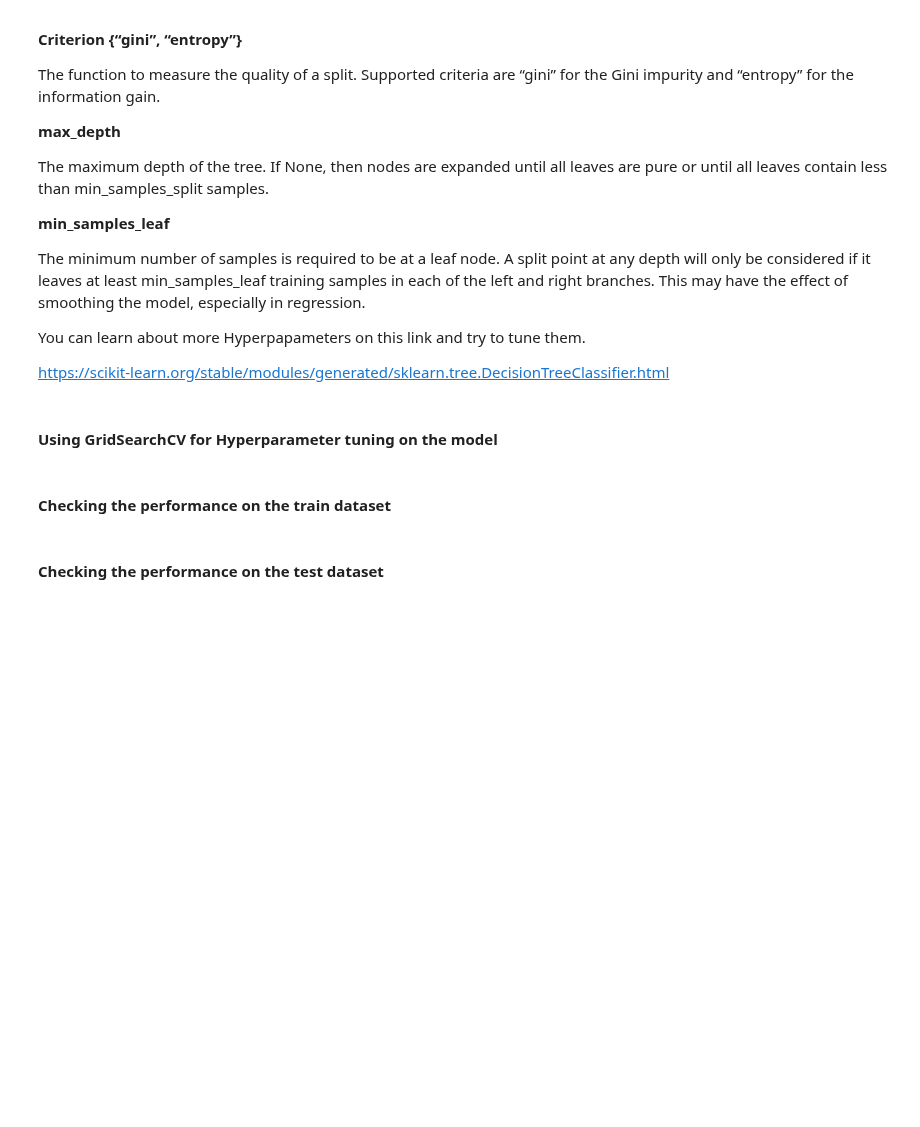
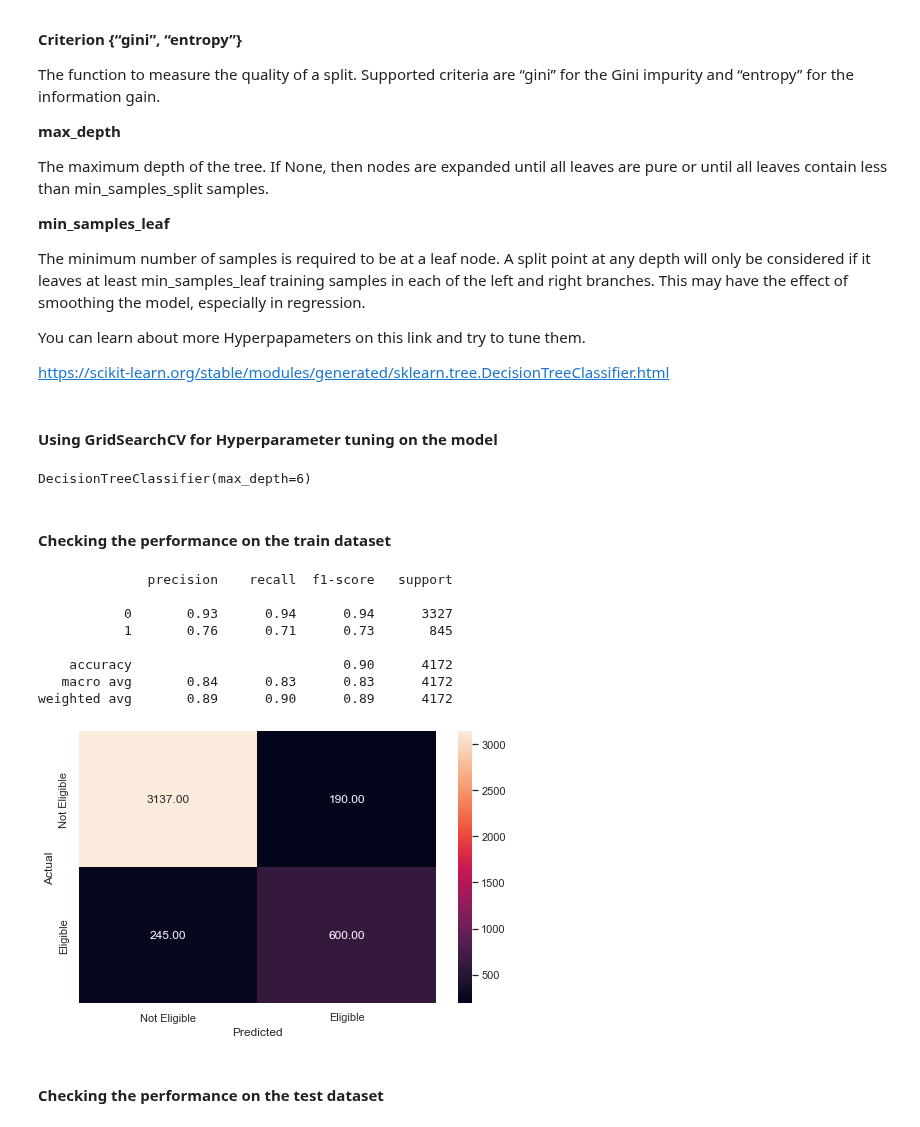
Before and after one commit to asadTariq666/Python_work, a Jupyter notebook: Loan Default Classification/Reference_Notebook_Milestone_2_Classification.ipynb, the cells around one changed output. Cells and saved outputs as stored; diff of their text form; code cells hidden in the pictures; blank space fills up the shorter version.

```diff
--- a/Loan Default Classification/Reference_Notebook_Milestone_2_Classification.ipynb
+++ b/Loan Default Classification/Reference_Notebook_Milestone_2_Classification.ipynb
@@ -441,46 +440,57 @@ https://scikit-learn.org/stable/modules/generated/sklearn.tree.DecisionTreeClass
 # %% [markdown]
 #### Using GridSearchCV for Hyperparameter tuning on the model
 # %%
+
+
 # Choose the type of classifier.
 # Remove _________ and complete the code
-________________
 
-
+clf_dt = DecisionTreeClassifier()
 # Grid of parameters to choose from
 # Remove _________ and complete the code
-________________
+tree_param = [{'criterion': ['entropy', 'gini'], 'max_depth': [1,2,3,4,5,6,7,8,9,10,11,12,13,14,15,20,25,50,100]},
+              {'min_samples_leaf': [1,2,3,4,5,6,7,8,9,10,11,12,13,14,15,20,25,50,100]}]
 
-
-# Type of scoring used to compare parameter combinations
-# Remove _________ and complete the code
-_________________
 
 
 # Run the grid search
 # Remove _________ and complete the code
-_________________
+clf_dt_cv = GridSearchCV(clf_dt, tree_param)
 
 
 # Fit the GridSearch on train dataset
 # Remove _________ and complete the code
-__________________
-
-
-# Set the clf to the best combination of parameters
-# Remove _________ and complete the code
-_________________
-
+clf_dt_cv.fit(X_train,y_train)
 
 # Fit the best algorithm to the data.
 # Remove _________ and complete the code
-_________________
+
+best_model = clf_dt_cv.best_estimator_
+best_model
+# %% [output]
+DecisionTreeClassifier(max_depth=6)
 # %% [markdown]
 #### Checking the performance on the train dataset
 # %%
 # Checking performance on the training data based on the tuned model
 # Remove _________ and complete the code
 
-______________
+
+predictions_train_dt_best_model = best_model.predict(X_train)
+
+#checking the performance on the train dataset
+# Remove _________ and complete the code
+metrics_score(y_train,predictions_train_dt_best_model)
+# %% [output]
+              precision    recall  f1-score   support
+
+           0       0.93      0.94      0.94      3327
+           1       0.76      0.71      0.73       845
+
+    accuracy                           0.90      4172
+   macro avg       0.84      0.83      0.83      4172
+weighted avg       0.89      0.90      0.89      4172
+[figure, added]
 # %% [markdown]
 #### Checking the performance on the test dataset
 # %%
```
Also changed, not shown: parts of 12 cells of this notebook.
